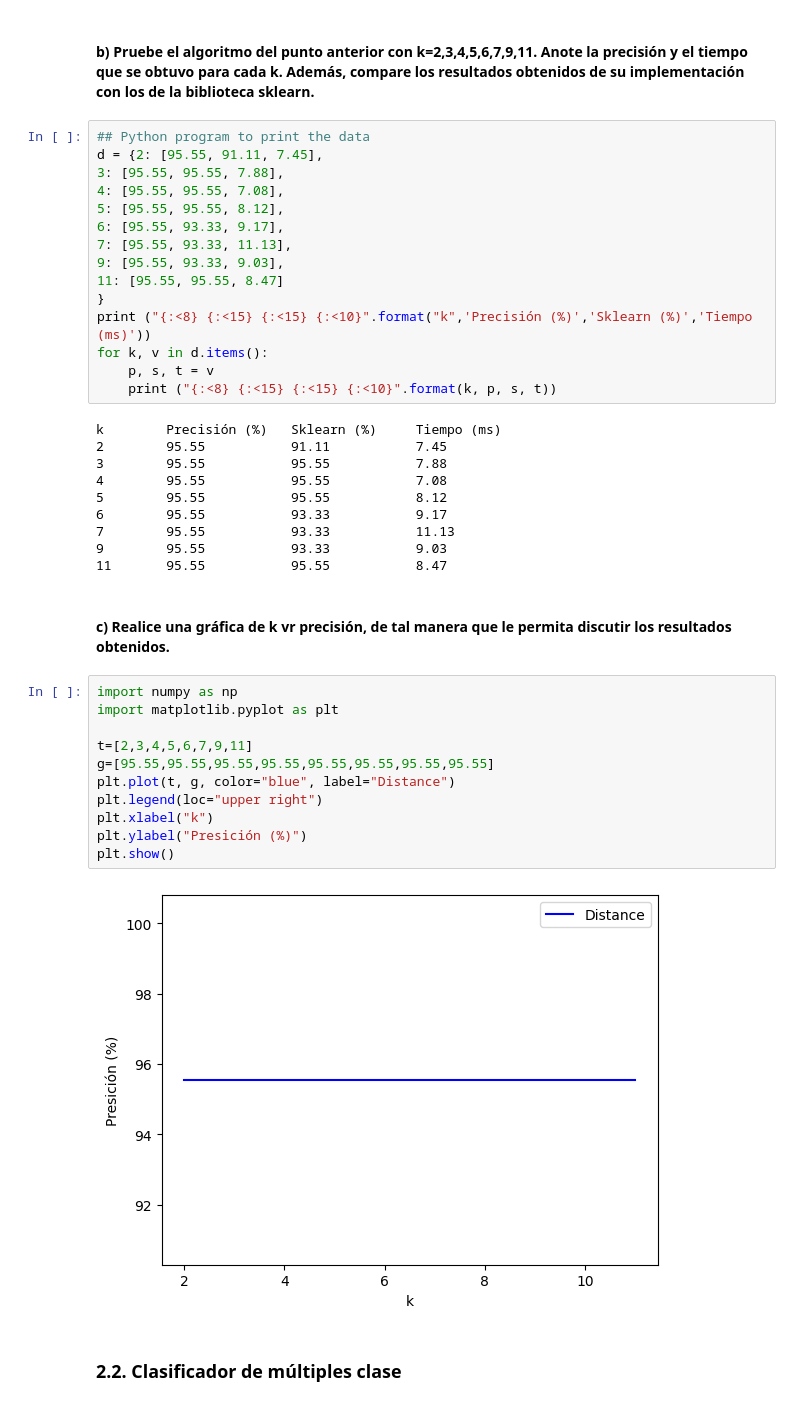
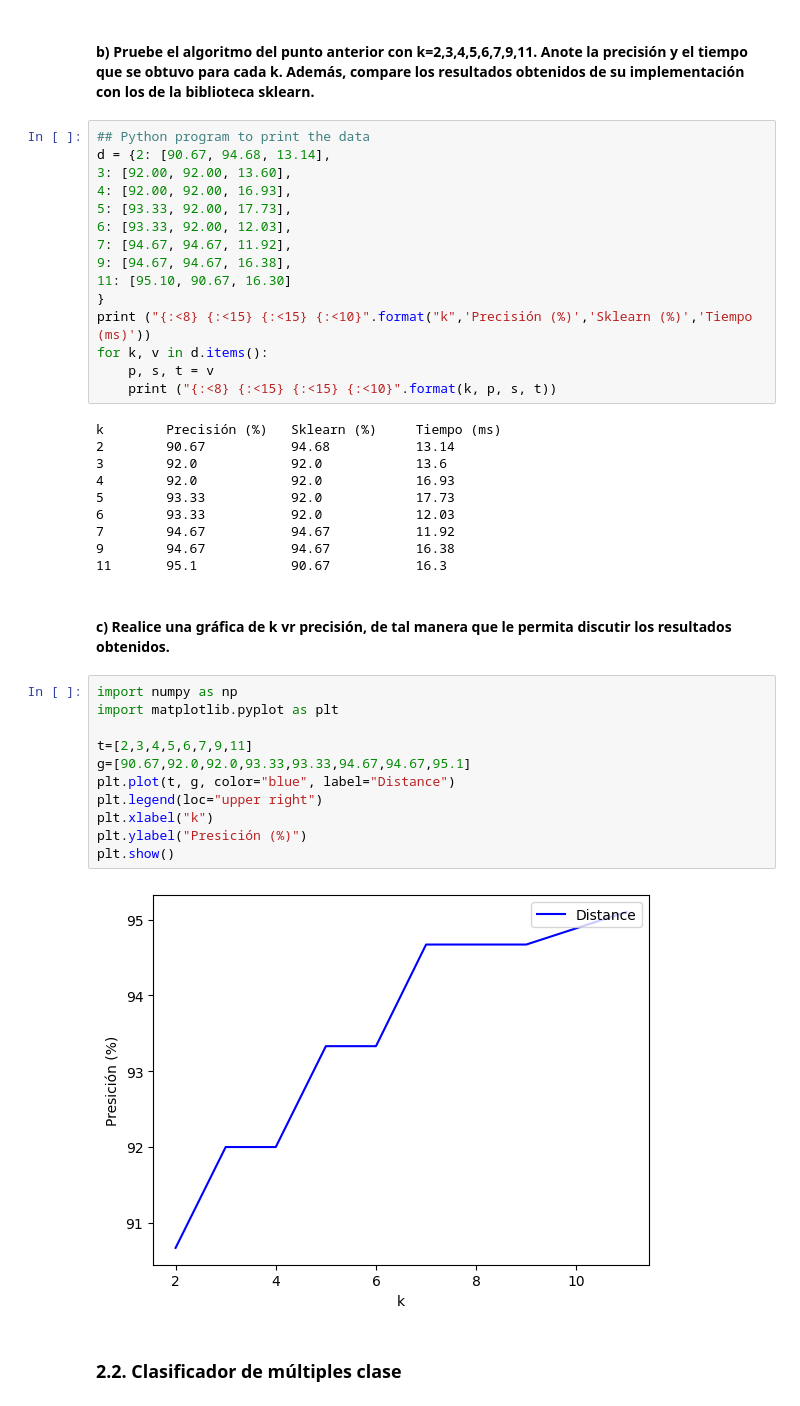
Before and after one commit to johnnyzaet08/CE5506-Pattern_Recognition, a Jupyter notebook: Trabajo_en_clase_1/Untitled.ipynb, the cells around one changed output. Cells and saved outputs as stored; diff of their text form.

```diff
--- a/Trabajo_en_clase_1/Untitled.ipynb
+++ b/Trabajo_en_clase_1/Untitled.ipynb
@@ -117,14 +154,14 @@ if self.weights == 'distance':
 #### b) Pruebe el algoritmo del punto anterior con k=2,3,4,5,6,7,9,11. Anote la precisión y el tiempo que se obtuvo para cada k. Además, compare los resultados obtenidos de su implementación con los de la biblioteca sklearn.
 # %%
 ## Python program to print the data
-d = {2: [95.55, 91.11, 7.45],
-3: [95.55, 95.55, 7.88],
-4: [95.55, 95.55, 7.08],
-5: [95.55, 95.55, 8.12],
-6: [95.55, 93.33, 9.17],
-7: [95.55, 93.33, 11.13],
-9: [95.55, 93.33, 9.03],
-11: [95.55, 95.55, 8.47]
+d = {2: [90.67, 94.68, 13.14],
+3: [92.00, 92.00, 13.60],
+4: [92.00, 92.00, 16.93],
+5: [93.33, 92.00, 17.73],
+6: [93.33, 92.00, 12.03],
+7: [94.67, 94.67, 11.92],
+9: [94.67, 94.67, 16.38],
+11: [95.10, 90.67, 16.30]
 }
 print ("{:<8} {:<15} {:<15} {:<10}".format("k",'Precisión (%)','Sklearn (%)','Tiempo (ms)'))
 for k, v in d.items():
@@ -132,29 +169,29 @@ for k, v in d.items():
     print ("{:<8} {:<15} {:<15} {:<10}".format(k, p, s, t))
 # %% [output]
 k        Precisión (%)   Sklearn (%)     Tiempo (ms)
-2        95.55           91.11           7.45
-3        95.55           95.55           7.88
-4        95.55           95.55           7.08
-5        95.55           95.55           8.12
-6        95.55           93.33           9.17
-7        95.55           93.33           11.13
-9        95.55           93.33           9.03
-11       95.55           95.55           8.47
+2        90.67           94.68           13.14
+3        92.0            92.0            13.6
+4        92.0            92.0            16.93
+5        93.33           92.0            17.73
+6        93.33           92.0            12.03
+7        94.67           94.67           11.92
+9        94.67           94.67           16.38
+11       95.1            90.67           16.3
 # %% [markdown]
 #### c) Realice una gráfica de k vr precisión, de tal manera que le permita discutir los resultados obtenidos.
 # %%
 import numpy as np
 import matplotlib.pyplot as plt
 
 t=[2,3,4,5,6,7,9,11]
-g=[95.55,95.55,95.55,95.55,95.55,95.55,95.55,95.55]
+g=[90.67,92.0,92.0,93.33,93.33,94.67,94.67,95.1]
 plt.plot(t, g, color="blue", label="Distance")
 plt.legend(loc="upper right")
 plt.xlabel("k")
 plt.ylabel("Presición (%)")
 plt.show()
 # %% [output]
-[figure, old version]
+[figure, new version]
 # %% [markdown]
 ### 2.2. Clasificador de múltiples clase
 # %% [markdown]
```
Also changed, not shown: parts of 7 cells of this notebook.
